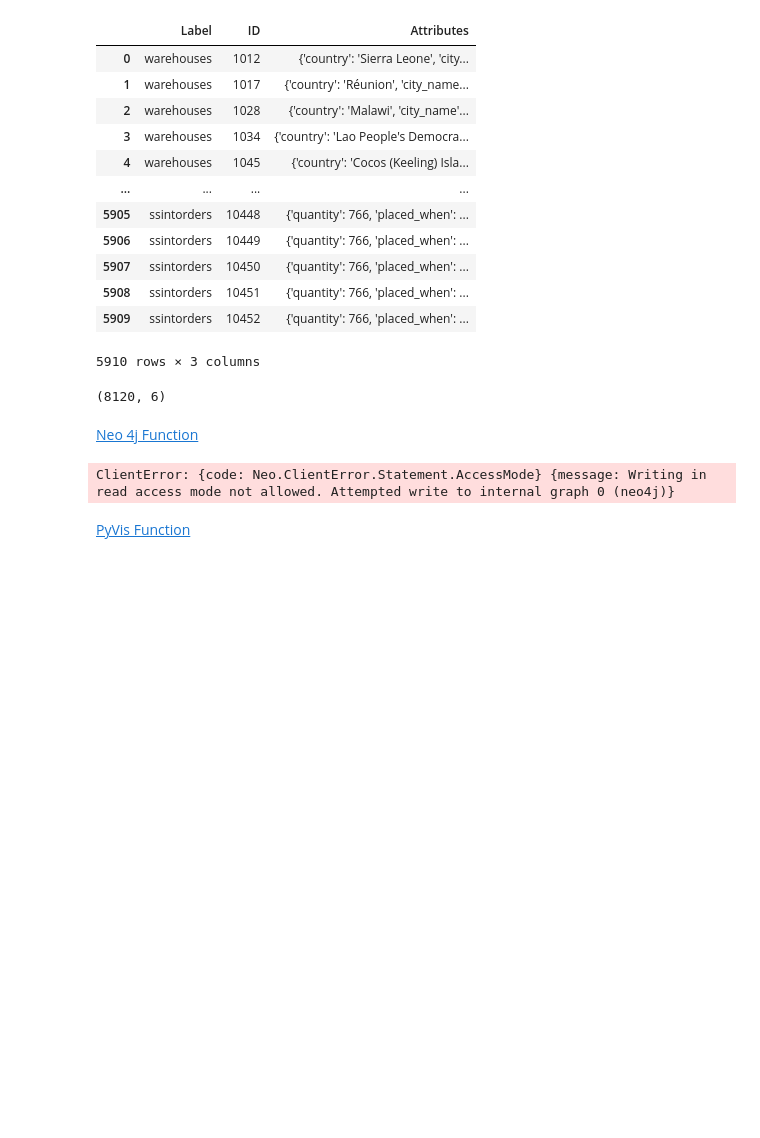
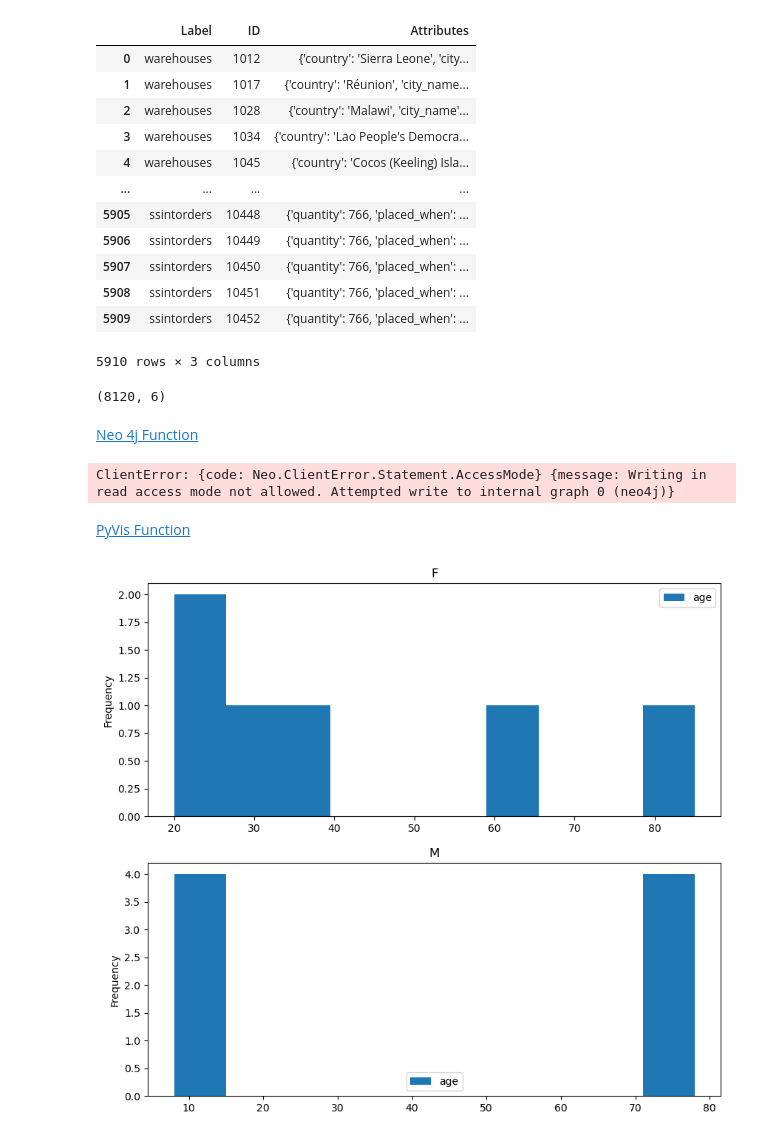
Before and after one commit to omargalal20/Supply-Chain-Data-Analysis, a Jupyter notebook: DataAnalysis.ipynb, the cells around one changed output. Saved outputs shown, nothing was run; the diff lists cells and outputs as text; code cells hidden in the pictures; blank space fills up the shorter version.

```diff
--- a/DataAnalysis.ipynb
+++ b/DataAnalysis.ipynb
@@ -1204,3 +1205,9 @@ edges_df['Edge_Name'].value_counts()
 [PyVis Function](#PyVisFunction)
 # %%
 # draw_graph_pyvis(nodes_df,edges_df)
+# %%
+age_list = [8, 10, 12, 14, 72, 74, 76, 78, 20, 25, 30, 35, 60, 85]
+df = pd.DataFrame({"gender": list("MMMMMMMMFFFFFF"), "age": age_list})
+ax = df.plot.hist(column=["age"], by="gender", figsize=(10, 9))
+# %% [output]
+[figure, added]
```
Also changed, not shown: parts of 1 cell of this notebook, 2 other files.
